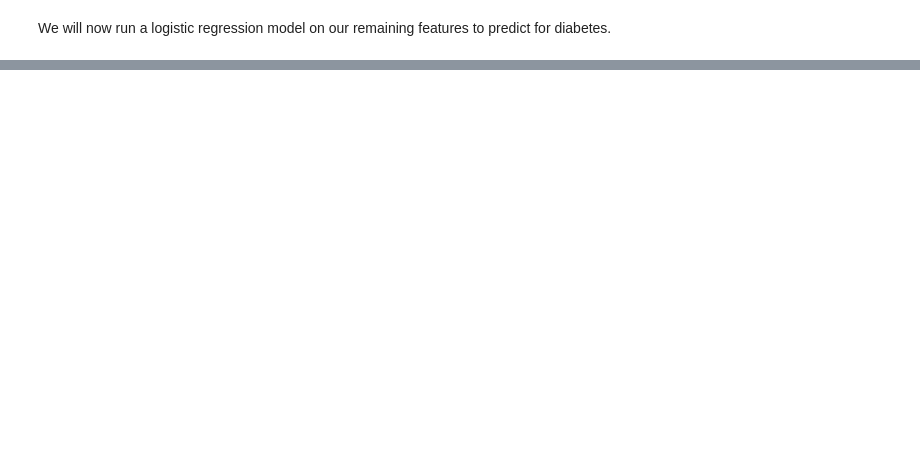
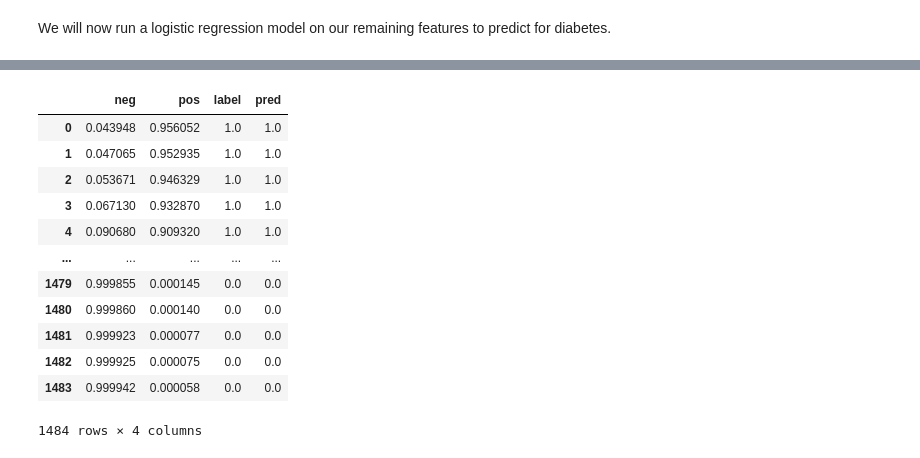
Before and after one commit to iklasky/Springboard, a Jupyter notebook: SecondCapstone/Diabetes_prediction_adults.ipynb, the cells around one changed output, grey strips where cells are left out. Saved outputs shown, nothing was run; the diff lists cells and outputs as text; code cells hidden in the pictures; blank space fills up the shorter version.

```diff
--- a/SecondCapstone/Diabetes_prediction_adults.ipynb
+++ b/SecondCapstone/Diabetes_prediction_adults.ipynb
@@ -314,0 +288,26 @@ roc_auc_score(y_test, logreg.predict_proba(X_test)[:,1])
+# %%
+probs = pd.DataFrame(logreg.predict_proba(X_test))
+# %%
+probs['label'] = y_test
+probs['pred'] = y_pred_lr
+# %%
+probs.columns = probs.columns.map(str)
+probs.rename(columns={'0': "neg", '1': "pos"},inplace=True)
+# %%
+probs.sort_values(by=['pos'], axis=0, ascending=False, inplace=True,ignore_index=True)
+# %%
+probs
+# %% [output]
+|  | neg | pos | label | pred |
+| 0 | 0.043948 | 0.956052 | 1.0 | 1.0 |
+| 1 | 0.047065 | 0.952935 | 1.0 | 1.0 |
+| 2 | 0.053671 | 0.946329 | 1.0 | 1.0 |
+| 3 | 0.067130 | 0.932870 | 1.0 | 1.0 |
+| 4 | 0.090680 | 0.909320 | 1.0 | 1.0 |
+| ... | ... | ... | ... | ... |
+| 1479 | 0.999855 | 0.000145 | 0.0 | 0.0 |
+| 1480 | 0.999860 | 0.000140 | 0.0 | 0.0 |
+| 1481 | 0.999923 | 0.000077 | 0.0 | 0.0 |
+| 1482 | 0.999925 | 0.000075 | 0.0 | 0.0 |
+| 1483 | 0.999942 | 0.000058 | 0.0 | 0.0 |
+1484 rows × 4 columns
```
Also changed, not shown: parts of 25 cells of this notebook.
